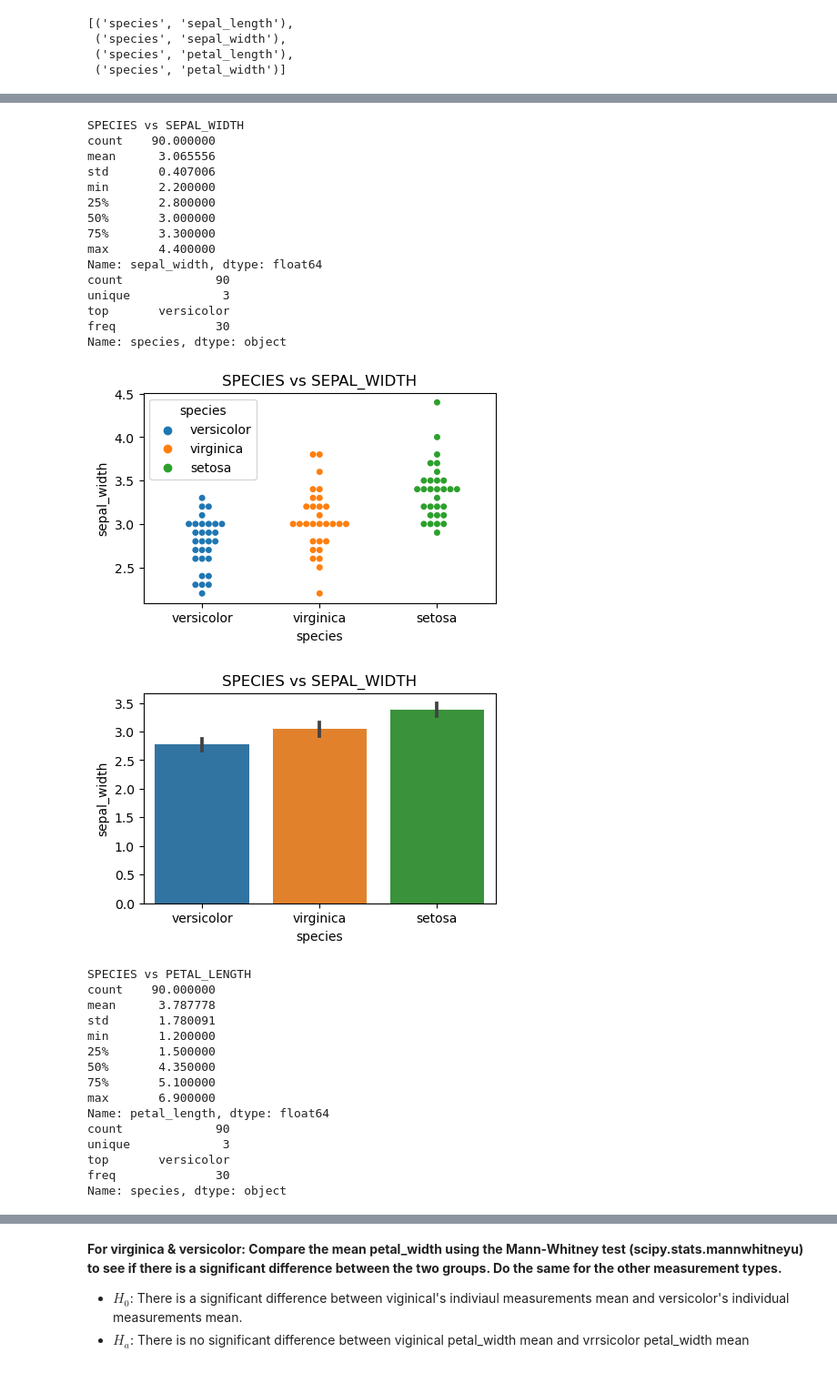
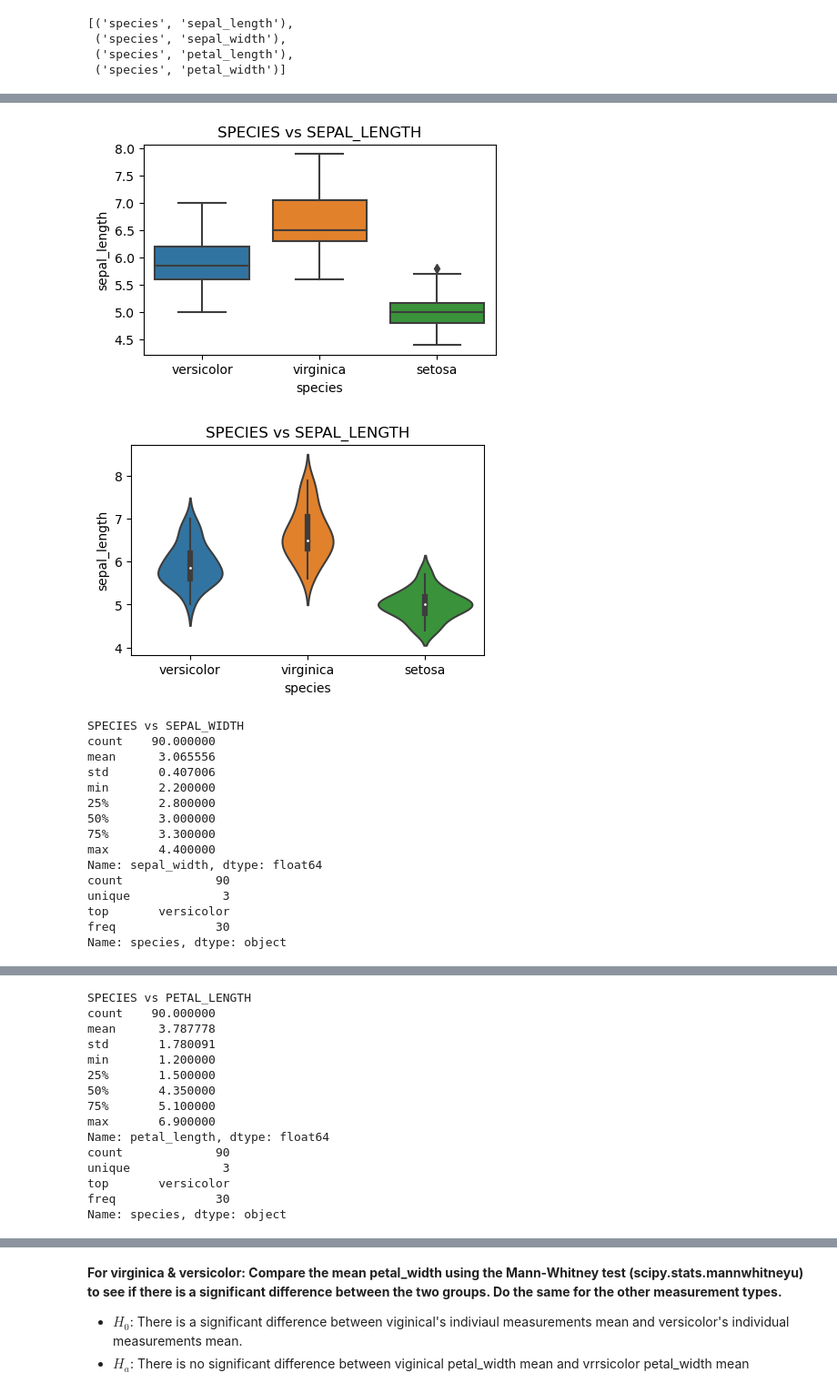
Before and after one commit to MigashaneVictoire/classification-exercises, a Jupyter notebook: classification_exercises.ipynb, the cells around one changed output, grey strips where cells are left out. Shown at 91% size. Drawn from its saved outputs; the diff is of its cells as text; code cells hidden in the pictures.

```diff
--- a/classification_exercises.ipynb
+++ b/classification_exercises.ipynb
@@ -1664,62 +1664,59 @@ for col in combinations:
 
     # first figure
     plt.figure(figsize=(5,3))
     sns.swarmplot(x=train[col[0]], y=train[col[1]], hue=train[col[0]])
     plt.title(f"{col[0].upper()} vs {col[1].upper()}")
     plt.show()
 
     # second figure
     plt.figure(figsize=(5,3))
     sns.barplot(x=train[col[0]], y=train[col[1]])
     plt.title(f"{col[0].upper()} vs {col[1].upper()}")
     plt.show()
+
+
+    plt.figure(figsize=(5,3))
+    sns.boxplot(x=train[col[0]], y=train[col[1]])
+    plt.title(f"{col[0].upper()} vs {col[1].upper()}")
+    plt.show()
+
+
+    plt.figure(figsize=(5,3))
+    sns.violinplot(x=train[col[0]], y=train[col[1]])
+    plt.title(f"{col[0].upper()} vs {col[1].upper()}")
+    plt.show()
 # %% [output]
 SPECIES vs SEPAL_LENGTH
 count    90.000000
 mean      5.863333
 std       0.831737
 min       4.400000
 25%       5.125000
 50%       5.800000
 75%       6.475000
 max       7.900000
 Name: sepal_length, dtype: float64
 count             90
 unique             3
 top       versicolor
 freq              30
 Name: species, dtype: object
 [figure]
 [figure]
-SPECIES vs SEPAL_WIDTH
-count    90.000000
-mean      3.065556
-std       0.407006
-min       2.200000
-25%       2.800000
-50%       3.000000
-75%       3.300000
-max       4.400000
-Name: sepal_width, dtype: float64
-count             90
-unique             3
-top       versicolor
-freq              30
-Name: species, dtype: object
-[figure, old version]
+[figure, new version]
-[figure, old version]
+[figure, new version]
-SPECIES vs PETAL_LENGTH
-count    90.000000
-mean      3.787778
-std       1.780091
-min       1.200000
-25%       1.500000
-50%       4.350000
-75%       5.100000
-max       6.900000
-Name: petal_length, dtype: float64
-count             90
-unique             3
-top       versicolor
-freq              30
-Name: species, dtype: object
+SPECIES vs SEPAL_WIDTH
+count    90.000000
+mean      3.065556
+std       0.407006
+min       2.200000
+25%       2.800000
+50%       3.000000
+75%       3.300000
+max       4.400000
+Name: sepal_width, dtype: float64
+count             90
+unique             3
+top       versicolor
+freq              30
+Name: species, dtype: object
@@ -1744,0 +1727,15 @@ Name: species, dtype: object
+SPECIES vs PETAL_LENGTH
+count    90.000000
+mean      3.787778
+std       1.780091
+min       1.200000
+25%       1.500000
+50%       4.350000
+75%       5.100000
+max       6.900000
+Name: petal_length, dtype: float64
+count             90
+unique             3
+top       versicolor
+freq              30
+Name: species, dtype: object
```
Also changed, not shown: parts of 13 cells of this notebook, 1 other file.
